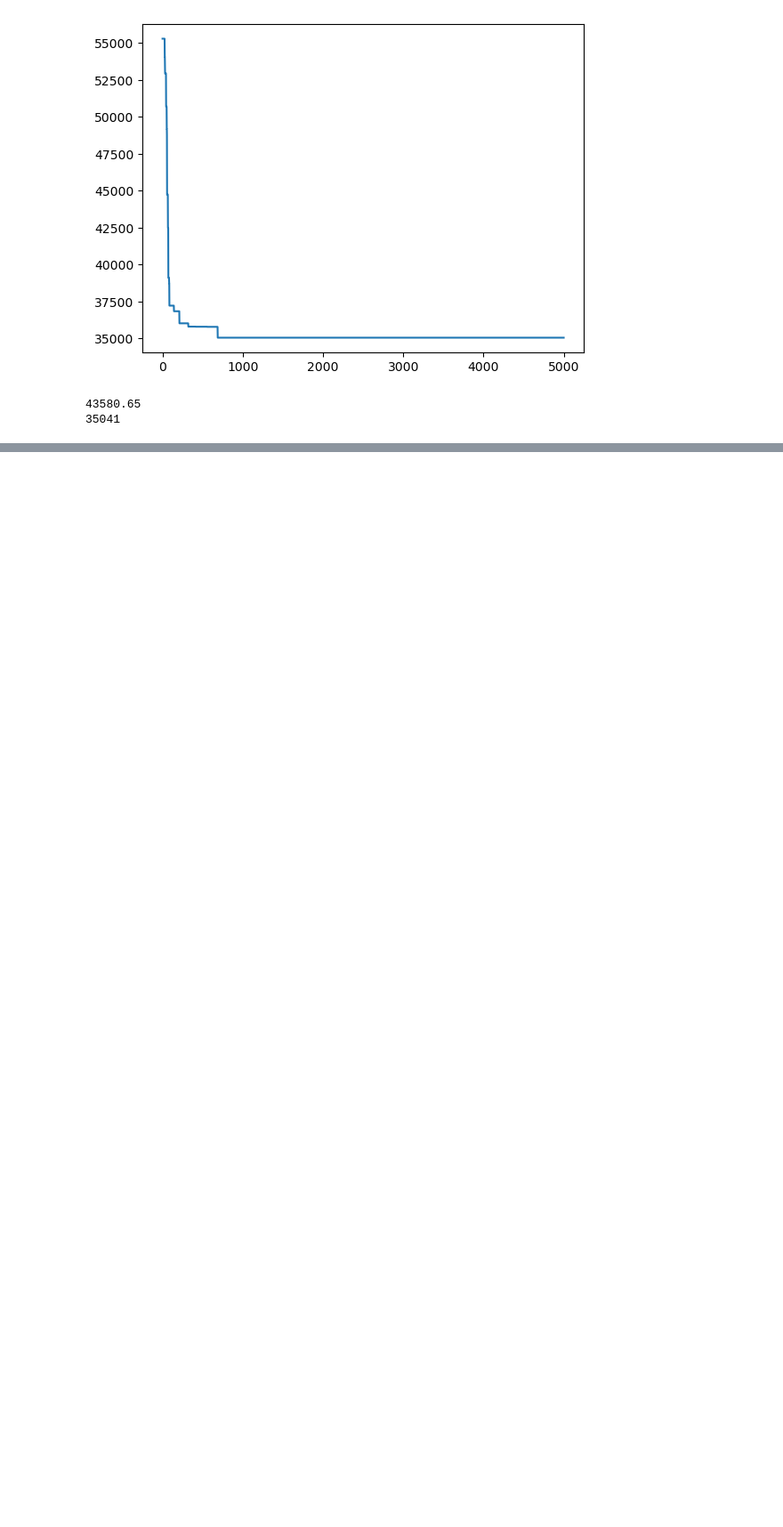
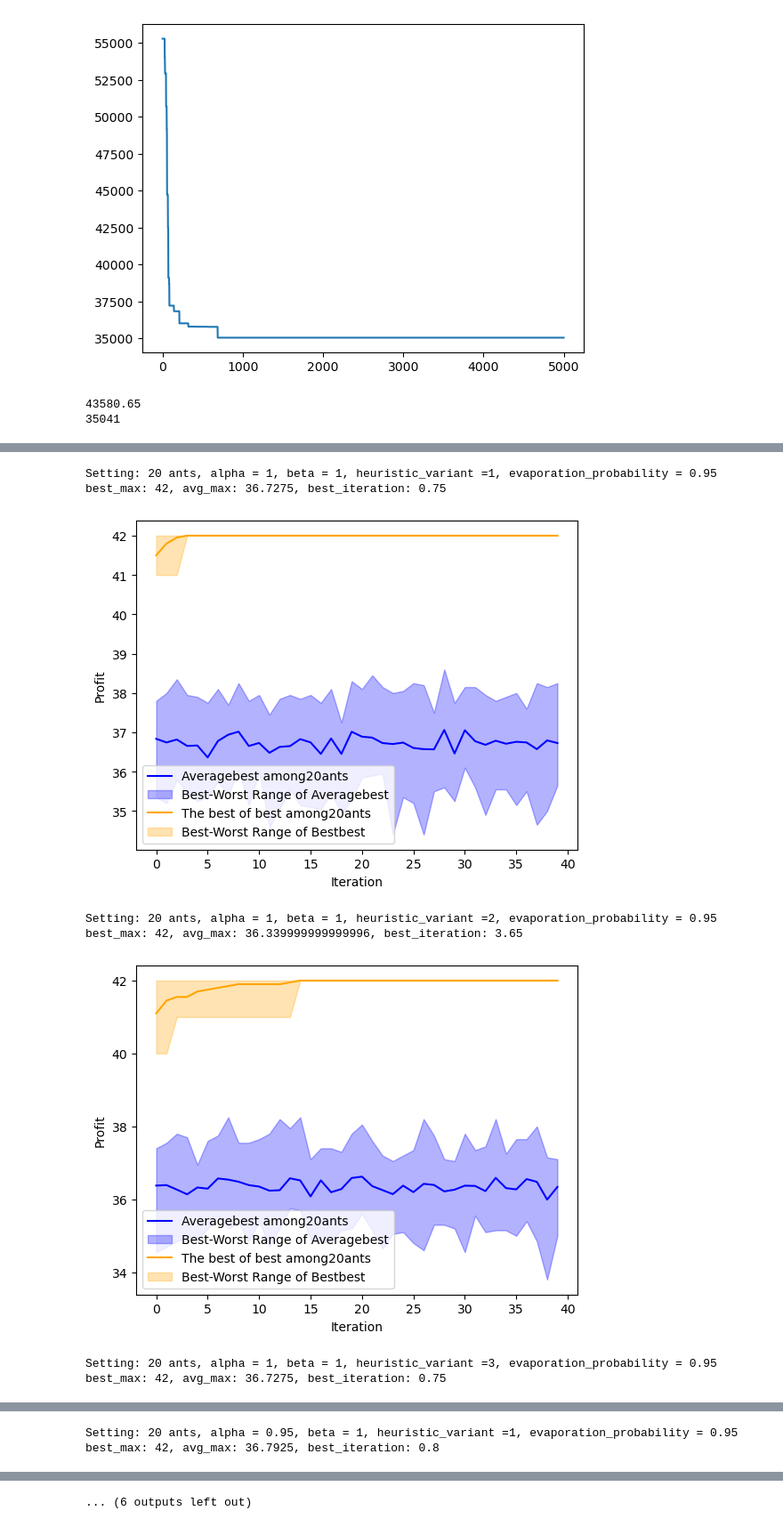
Before and after one commit to Lothe1/Heuristic_Optimization_-T1_2023-, a Jupyter notebook: AntColony.ipynb, the cells around one changed output, grey strips where cells are left out. Shown at 89% size. Drawn from its saved outputs; the diff is of its cells as text; code cells hidden in the pictures; blank space fills up the shorter version.

```diff
--- a/AntColony.ipynb
+++ b/AntColony.ipynb
@@ -263,0 +601,77 @@ print(data_set[1][4999])
+# %%
+import seaborn as sns
+import pandas as pd
+import matplotlib.pyplot as plt
+import numpy as np
+
+def plotcbornKnapsack(trial, iteration, weight_list, profit_list,maxweight,  ant_numbers, evapooration_prob, alpha, beta, heuristic_variant, bestvalue, color1, color2):
+    (best_absolute_history, avg_best_best_history) = runknapsack(trial, iteration, weight_list, profit_list, maxweight,  ant_numbers, evapooration_prob, alpha, beta, heuristic_variant, bestvalue)
+
+    # Example data (replace this with your actual list of lists)
+    list_of_lists = avg_best_best_history
+
+    # Calculate average, best, and worst for each iteration
+    avg_values = np.mean(list_of_lists, axis=0)
+    best_values = np.max(list_of_lists, axis=0)
+    worst_values = np.min(list_of_lists, axis=0)
+
+    # Create a DataFrame for plotting
+    data = {
+        'Iteration': list(range(len(avg_values))),
+        'Profit': avg_values,
+        'Best': best_values,
+        'Worst': worst_values
+    }
+    df = pd.DataFrame(data)
+
+    # Use Seaborn to plot the lines with a shaded confidence interval representing the range
+    label_ant = 'Averagebest among' + str(ant_numbers) + 'ants'
+    sns.lineplot(x='Iteration', y='Profit', data=df, color= color1, label = label_ant)
+    plt.fill_between(df['Iteration'], df['Best'], df['Worst'], alpha=0.3, color= color1, label='Best-Worst Range of Averagebest')
+    plt.legend(loc='best')
+
+    list_of_lists = best_absolute_history
+    # Calculate average, best, and worst for each iteration
+    avg_values = np.mean(list_of_lists, axis=0)
+    best_values = np.max(list_of_lists, axis=0)
+    worst_values = np.min(list_of_lists, axis=0)
+
+    # Create a DataFrame for plotting
+    data = {
+        'Iteration': list(range(len(avg_values))),
+        'Profit': avg_values,
+        'Best': best_values,
+        'Worst': worst_values
+    }
+    df = pd.DataFrame(data)
+
+    # Use Seaborn to plot the lines with a shaded confidence interval representing the range
+    label_ant = 'The best of best among' + str(ant_numbers) + 'ants'
+    sns.lineplot(x='Iteration', y='Profit', data=df, color= color2, label = label_ant)
+    plt.fill_between(df['Iteration'], df['Best'], df['Worst'], alpha=0.3, color= color2, label='Best-Worst Range of Bestbest')
+    plt.legend(loc='best')
+    plt.show()
+
+profitlist = [10, 14, 9, 8, 7, 5,9 ,3]
+weightlist = [7, 12, 8, 9, 8, 6, 11, 5]
+maxweight = 38
+plotcbornKnapsack(20, 40, weightlist, profitlist, maxweight, 20, 0.95, 1,1, 1, 42, "blue", "orange")
+plotcbornKnapsack(20, 40, weightlist, profitlist, maxweight, 20, 0.95, 1,1, 2, 42, "blue", "orange")
+plotcbornKnapsack(20, 40, weightlist, profitlist, maxweight, 20, 0.95, 1,1, 3, 42, "blue", "orange")
+
+plotcbornKnapsack(20, 40, weightlist, profitlist, maxweight, 20, 0.95, .95, 1, 1, 42, "blue", "orange")
+plotcbornKnapsack(20, 40, weightlist, profitlist, maxweight, 20, 0.95, .95,1, 2, 42, "blue", "orange")
+plotcbornKnapsack(20, 40, weightlist, profitlist, maxweight, 20, 0.95, .95,1, 3, 42, "blue", "orange")
+
+plotcbornKnapsack(20, 40, weightlist, profitlist, maxweight, 20, 0.95, 1,.95, 1, 42, "blue", "orange")
+plotcbornKnapsack(20, 40, weightlist, profitlist, maxweight, 20, 0.95, 1,.95, 2, 42, "blue", "orange")
+plotcbornKnapsack(20, 40, weightlist, profitlist, maxweight, 20, 0.95, 1,.95, 3, 42, "blue", "orange")
+# %% [output]
+Setting: 20 ants, alpha = 1, beta = 1, heuristic_variant =1, evaporation_probability = 0.95
+best_max: 42, avg_max: 36.7275, best_iteration: 0.75
+[figure, added]
+Setting: 20 ants, alpha = 1, beta = 1, heuristic_variant =2, evaporation_probability = 0.95
+best_max: 42, avg_max: 36.339999999999996, best_iteration: 3.65
+[figure, added]
+Setting: 20 ants, alpha = 1, beta = 1, heuristic_variant =3, evaporation_probability = 0.95
+best_max: 42, avg_max: 36.7275, best_iteration: 0.75
@@ -263,0 +679,2 @@ print(data_set[1][4999])
+Setting: 20 ants, alpha = 0.95, beta = 1, heuristic_variant =1, evaporation_probability = 0.95
+best_max: 42, avg_max: 36.7925, best_iteration: 0.8
@@ -263,0 +688 @@ print(data_set[1][4999])
+... (6 outputs left out)
```
Also changed, not shown: parts of 13 cells of this notebook, 2 other files.
